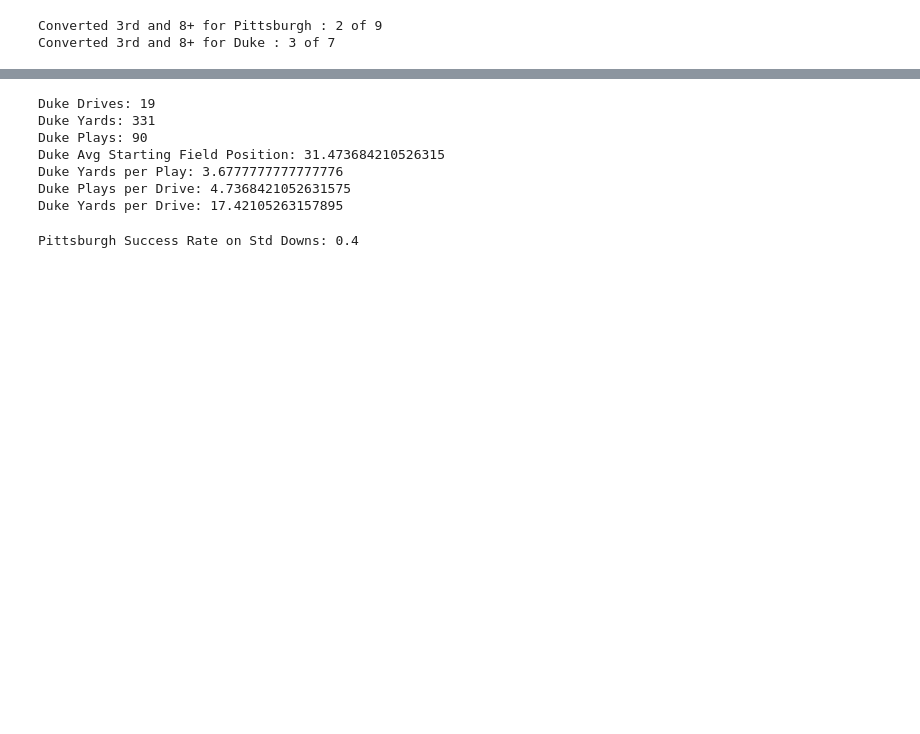
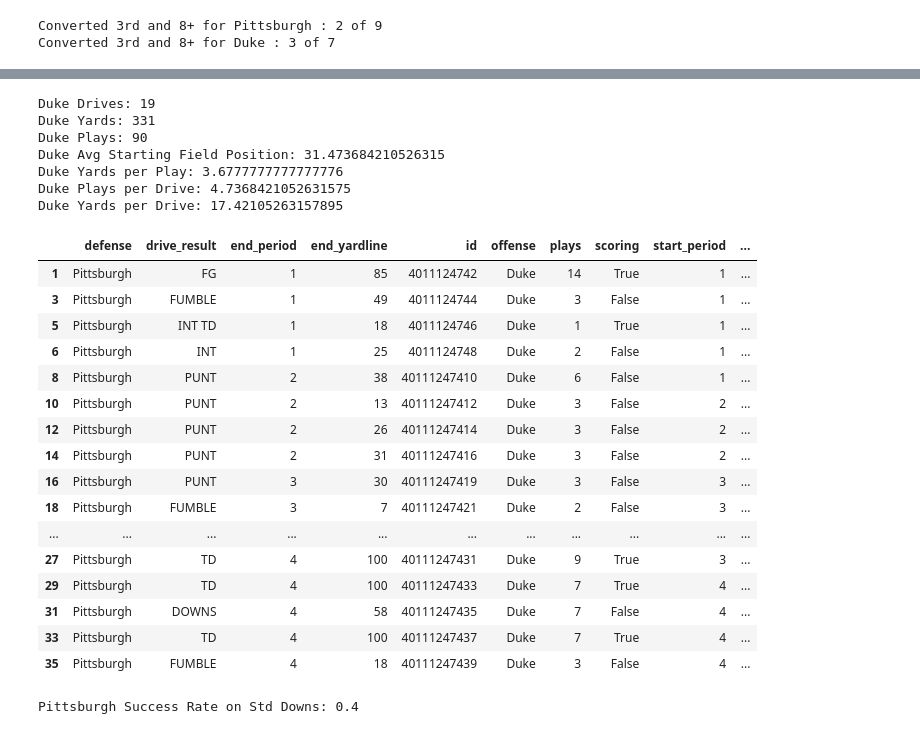
Before and after one commit to akeaswaran/cfb-pbp-analysis, a Jupyter notebook: advanced box score stat calculations.ipynb, the cells around one changed output, grey strips where cells are left out. Drawn from its saved outputs; the diff is of its cells as text; code cells hidden in the pictures; blank space fills up the shorter version.

```diff
--- a/advanced box score stat calculations.ipynb
+++ b/advanced box score stat calculations.ipynb
@@ -236,23 +254,41 @@ Pittsburgh Yards per Drive: 19.27777777777778
 # %%
 home_team_drives = drives[
     drives.offense == home_team
 ]
 
 print(home_team, "Drives:", len(home_team_drives))
 print(home_team,"Yards:",sum(home_team_drives.yards))
 print(home_team,"Plays:",sum(home_team_drives.plays))
 print(home_team, "Avg Starting Field Position:", sum(home_team_drives.start_yardline) / len(home_team_drives))
 print(home_team, "Yards per Play:", sum(home_team_drives.yards) / sum(home_team_drives.plays))
 print(home_team, "Plays per Drive:", sum(home_team_drives.plays) / len(home_team_drives))
 print(home_team, "Yards per Drive:", sum(home_team_drives.yards) / len(home_team_drives))
+home_team_drives
 # %% [output]
 Duke Drives: 19
 Duke Yards: 331
 Duke Plays: 90
 Duke Avg Starting Field Position: 31.473684210526315
 Duke Yards per Play: 3.6777777777777776
 Duke Plays per Drive: 4.7368421052631575
 Duke Yards per Drive: 17.42105263157895
+|  | defense | drive_result | end_period | end_yardline | id | offense | plays | scoring | start_period | ... |
+| 1 | Pittsburgh | FG | 1 | 85 | 4011124742 | Duke | 14 | True | 1 | ... |
+| 3 | Pittsburgh | FUMBLE | 1 | 49 | 4011124744 | Duke | 3 | False | 1 | ... |
+| 5 | Pittsburgh | INT TD | 1 | 18 | 4011124746 | Duke | 1 | True | 1 | ... |
+| 6 | Pittsburgh | INT | 1 | 25 | 4011124748 | Duke | 2 | False | 1 | ... |
+| 8 | Pittsburgh | PUNT | 2 | 38 | 40111247410 | Duke | 6 | False | 1 | ... |
+| 10 | Pittsburgh | PUNT | 2 | 13 | 40111247412 | Duke | 3 | False | 2 | ... |
+| 12 | Pittsburgh | PUNT | 2 | 26 | 40111247414 | Duke | 3 | False | 2 | ... |
+| 14 | Pittsburgh | PUNT | 2 | 31 | 40111247416 | Duke | 3 | False | 2 | ... |
+| 16 | Pittsburgh | PUNT | 3 | 30 | 40111247419 | Duke | 3 | False | 3 | ... |
+| 18 | Pittsburgh | FUMBLE | 3 | 7 | 40111247421 | Duke | 2 | False | 3 | ... |
+| ... | ... | ... | ... | ... | ... | ... | ... | ... | ... | ... |
+| 27 | Pittsburgh | TD | 4 | 100 | 40111247431 | Duke | 9 | True | 3 | ... |
+| 29 | Pittsburgh | TD | 4 | 100 | 40111247433 | Duke | 7 | True | 4 | ... |
+| 31 | Pittsburgh | DOWNS | 4 | 58 | 40111247435 | Duke | 7 | False | 4 | ... |
+| 33 | Pittsburgh | TD | 4 | 100 | 40111247437 | Duke | 7 | True | 4 | ... |
+| 35 | Pittsburgh | FUMBLE | 4 | 18 | 40111247439 | Duke | 3 | False | 4 | ... |
 # %%
 # Measuring success rate for a single player
 # pbp_data[
```
Also changed, not shown: parts of 6 cells of this notebook.
